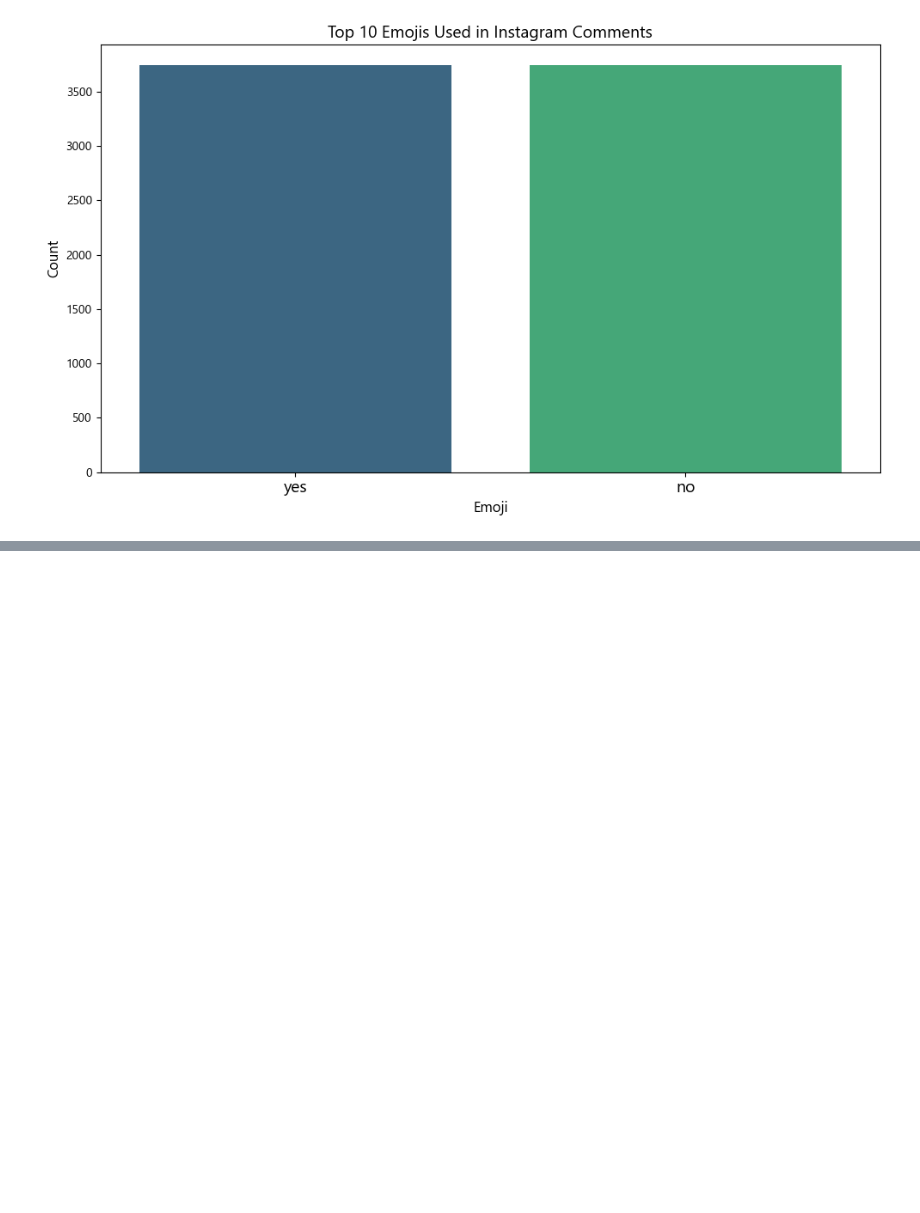
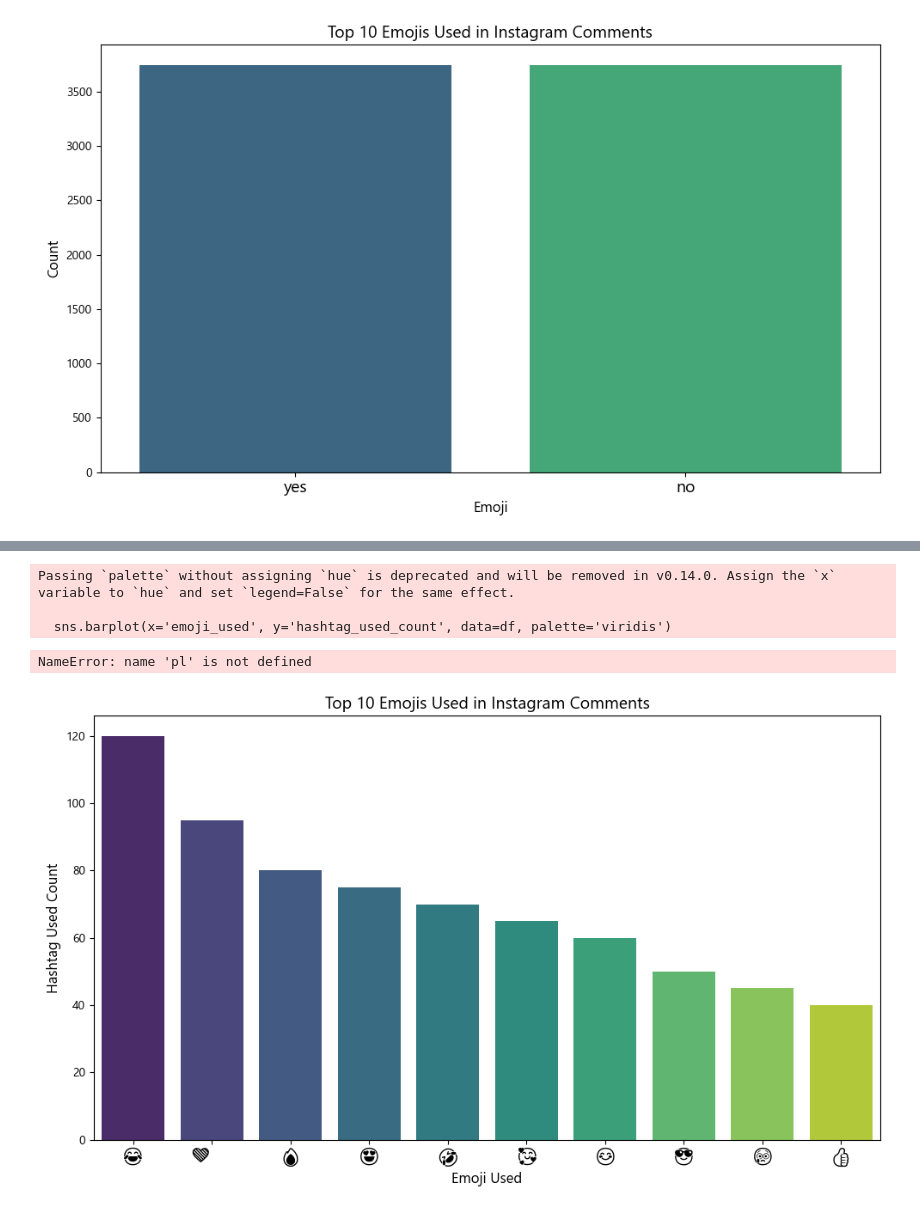
Before and after one commit to sumitdas9706563464-ux/instagram_comments_project, a Jupyter notebook: data_cleaning.ipynb, the cells around one changed output, grey strips where cells are left out. Saved outputs shown, nothing was run; the diff lists cells and outputs as text; code cells hidden in the pictures; blank space fills up the shorter version.

```diff
--- a/data_cleaning.ipynb
+++ b/data_cleaning.ipynb
@@ -183,0 +252,30 @@ Passing `palette` without assigning `hue` is deprecated and will be removed in v
+# %%
+import matplotlib.pyplot as plt
+import seaborn as sns
+import pandas as pd
+
+# Example data — replace with your real ones
+emoji_used = ['😂', '❤️', '🔥', '😍', '🤣', '🥰', '😊', '😎', '😢', '👍']
+hashtag_used_count = [120, 95, 80, 75, 70, 65, 60, 50, 45, 40]
+
+# Combine into a DataFrame
+df = pd.DataFrame({
+    'emoji_used': emoji_used,
+    'hashtag_used_count': hashtag_used_count
+})
+
+plt.rcParams['font.family'] = 'Segoe UI Emoji'  # Windows font for emojis
+plt.figure(figsize=(10,6))
+sns.barplot(x='emoji_used', y='hashtag_used_count', data=df, palette='viridis')
+plt.title('Top 10 Emojis Used in Instagram Comments', fontsize=14)
+plt.xlabel('Emoji Used', fontsize=12)
+plt.ylabel('Hashtag Used Count', fontsize=12)
+plt.xticks(rotation=0, fontsize=14)
+plt.tight_layout()
+pl
+# %% [output]
+Passing `palette` without assigning `hue` is deprecated and will be removed in v0.14.0. Assign the `x` variable to `hue` and set `legend=False` for the same effect.
+
+  sns.barplot(x='emoji_used', y='hashtag_used_count', data=df, palette='viridis')
+NameError: name 'pl' is not defined
+[figure, added]
```
Also changed, not shown: parts of 6 cells of this notebook, 1 other file.
